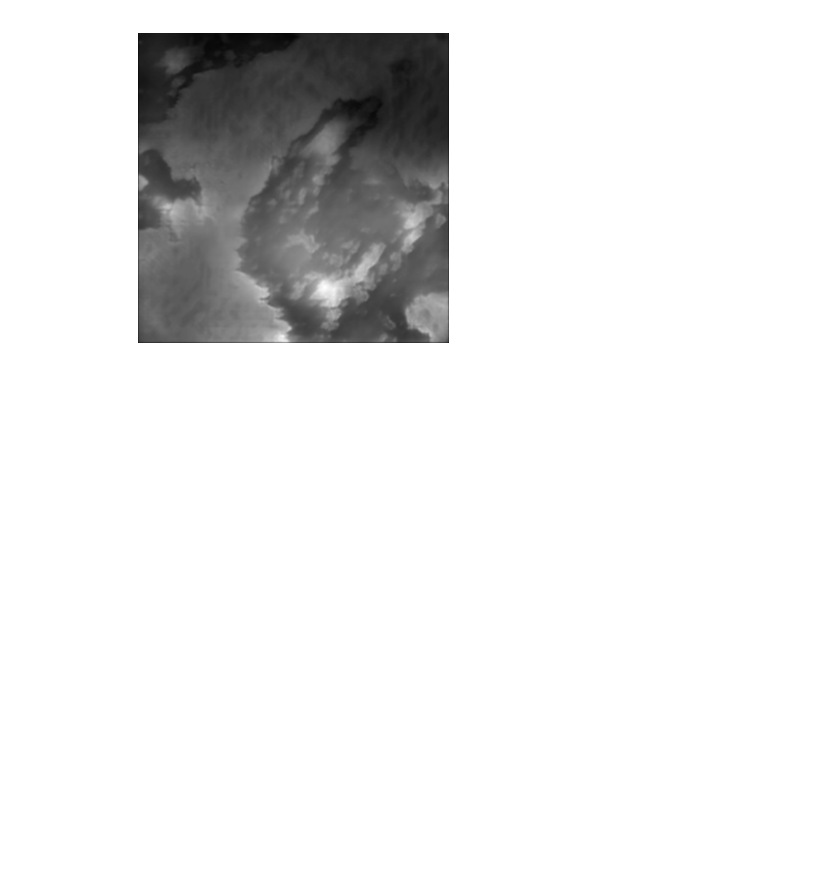
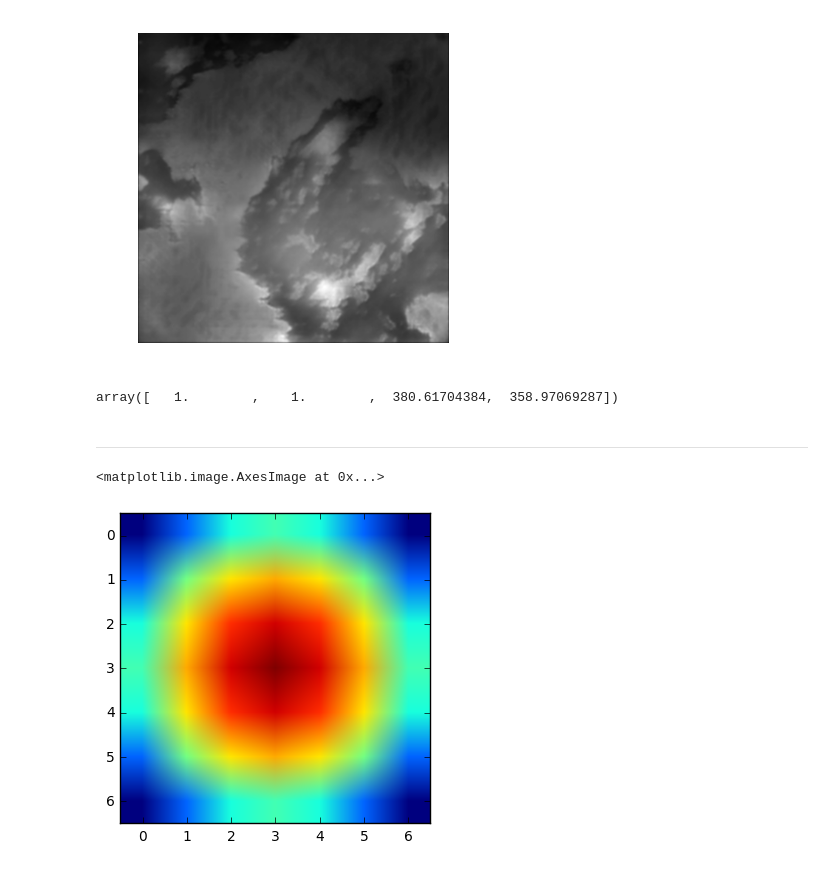
Before and after one commit to christopher-beckham/gan-heightmaps, a Jupyter notebook: lasagne/notebooks/gaussian_blur.ipynb, the cells around one changed output. Cells and saved outputs as stored; diff of their text form; code cells hidden in the pictures; blank space fills up the shorter version.

```diff
--- a/lasagne/notebooks/gaussian_blur.ipynb
+++ b/lasagne/notebooks/gaussian_blur.ipynb
@@ -33,11 +35,13 @@ l_conv.W.get_value().shape
 # %%
 import scipy.stats as st
 
-def gkern(kernlen=21, nsig=3):
+def gkern(kernlen=21, nsig=3, debug=False):
     """Returns a 2D Gaussian kernel array."""
 
     interval = (2*nsig+1.)/(kernlen)
     x = np.linspace(-nsig-interval/2., nsig+interval/2., kernlen+1)
+    if debug:
+        print x
     kern1d = np.diff(st.norm.cdf(x))
     kernel_raw = np.sqrt(np.outer(kern1d, kern1d))
     kernel = kernel_raw/kernel_raw.sum()
@@ -56,3 +63,7 @@ plt.axis('off')
 # %% [output]
 (-0.5, 511.5, 511.5, -0.5)
 [figure]
+# %%
+np.random.uniform()
+# %% [output]
+array([   1.        ,    1.        ,  380.61704384,  358.97069287])
@@ -58,0 +72,7 @@ plt.axis('off')
+# %% [markdown]
+----
+# %%
+plt.imshow(gkern(l_conv.W.get_value().shape[-1],1))
+# %% [output]
+<matplotlib.image.AxesImage at 0x...>
+[figure, added]
```
Also changed, not shown: parts of 16 cells of this notebook, 27 other files.
